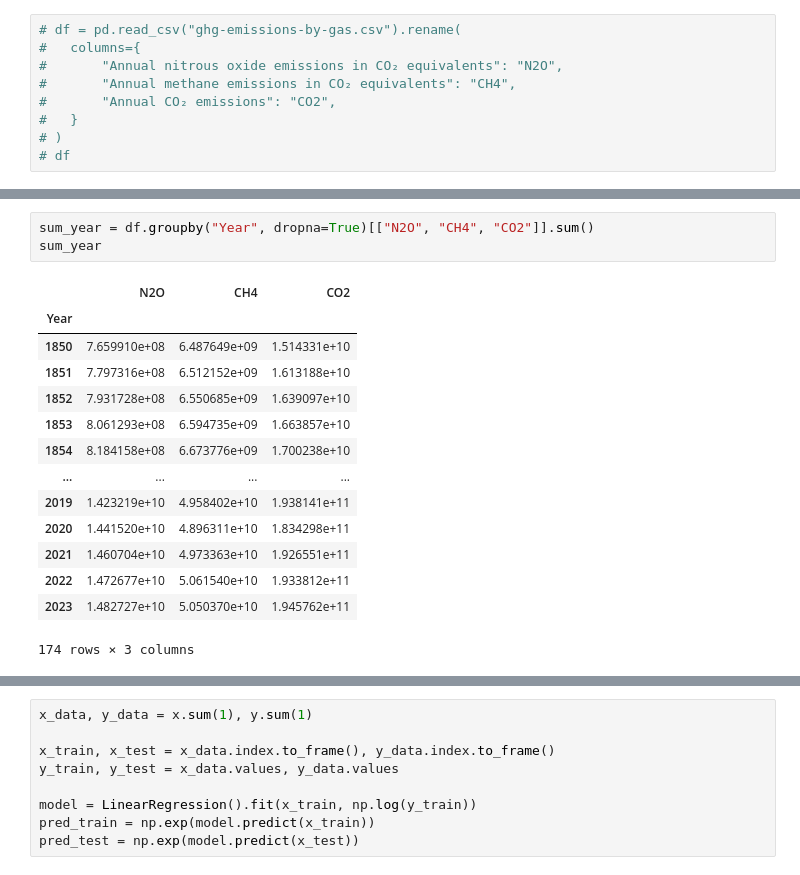
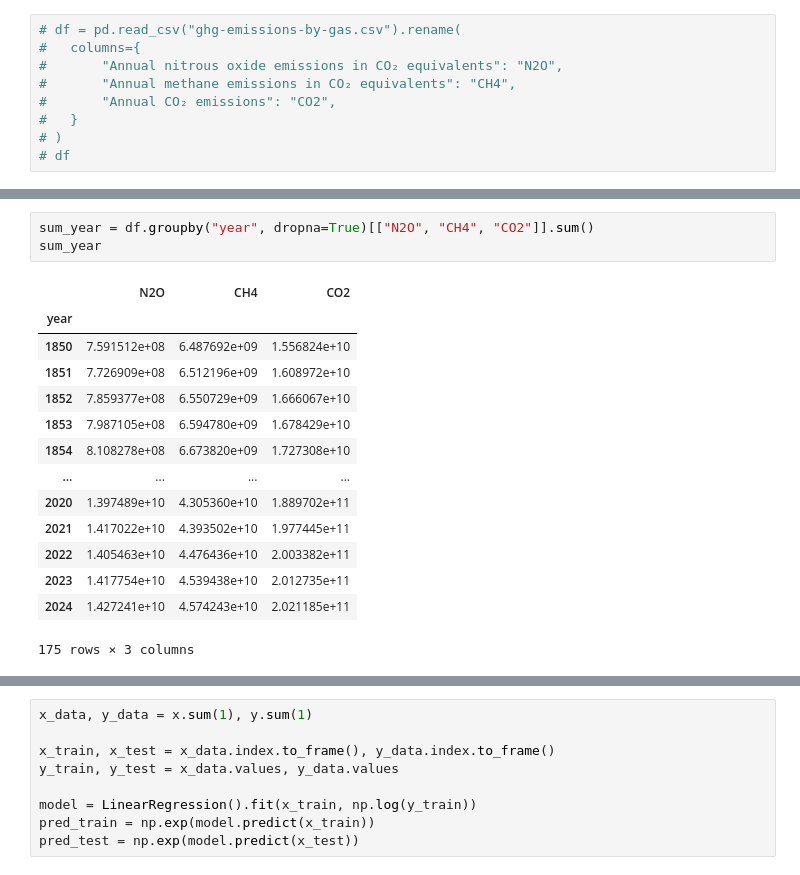
Before and after one commit to egorbeckish/Masters-program, a Jupyter notebook: 1. First Course/Semester 1/Регрессоры/3. Ноябрь/20.11.2025/ДЗ/main.ipynb, the cells around one changed output, grey strips where cells are left out. Cells and saved outputs as stored; diff of their text form.

Commit message:
replace path to files and fix name column

```diff
--- a/1. First Course/Semester 1/Регрессоры/3. Ноябрь/20.11.2025/ДЗ/main.ipynb
+++ b/1. First Course/Semester 1/Регрессоры/3. Ноябрь/20.11.2025/ДЗ/main.ipynb
@@ -52,21 +52,21 @@ df
 # %%
-sum_year = df.groupby("Year", dropna=True)[["N2O", "CH4", "CO2"]].sum()
+sum_year = df.groupby("year", dropna=True)[["N2O", "CH4", "CO2"]].sum()
 sum_year
 # %% [output]
 |  | N2O | CH4 | CO2 |
-| Year |  |  |  |
-| 1850 | 7.659910e+08 | 6.487649e+09 | 1.514331e+10 |
-| 1851 | 7.797316e+08 | 6.512152e+09 | 1.613188e+10 |
-| 1852 | 7.931728e+08 | 6.550685e+09 | 1.639097e+10 |
-| 1853 | 8.061293e+08 | 6.594735e+09 | 1.663857e+10 |
-| 1854 | 8.184158e+08 | 6.673776e+09 | 1.700238e+10 |
+| year |  |  |  |
+| 1850 | 7.591512e+08 | 6.487692e+09 | 1.556824e+10 |
+| 1851 | 7.726909e+08 | 6.512196e+09 | 1.608972e+10 |
+| 1852 | 7.859377e+08 | 6.550729e+09 | 1.666067e+10 |
+| 1853 | 7.987105e+08 | 6.594780e+09 | 1.678429e+10 |
+| 1854 | 8.108278e+08 | 6.673820e+09 | 1.727308e+10 |
 | ... | ... | ... | ... |
-| 2019 | 1.423219e+10 | 4.958402e+10 | 1.938141e+11 |
-| 2020 | 1.441520e+10 | 4.896311e+10 | 1.834298e+11 |
-| 2021 | 1.460704e+10 | 4.973363e+10 | 1.926551e+11 |
-| 2022 | 1.472677e+10 | 5.061540e+10 | 1.933812e+11 |
-| 2023 | 1.482727e+10 | 5.050370e+10 | 1.945762e+11 |
+| 2020 | 1.397489e+10 | 4.305360e+10 | 1.889702e+11 |
+| 2021 | 1.417022e+10 | 4.393502e+10 | 1.977445e+11 |
+| 2022 | 1.405463e+10 | 4.476436e+10 | 2.003382e+11 |
+| 2023 | 1.417754e+10 | 4.539438e+10 | 2.012735e+11 |
+| 2024 | 1.427241e+10 | 4.574243e+10 | 2.021185e+11 |
-174 rows × 3 columns
+175 rows × 3 columns
 # %%
 plt.figure(figsize=(12, 8))
 
```
Also changed, not shown: parts of 10 cells of this notebook.
